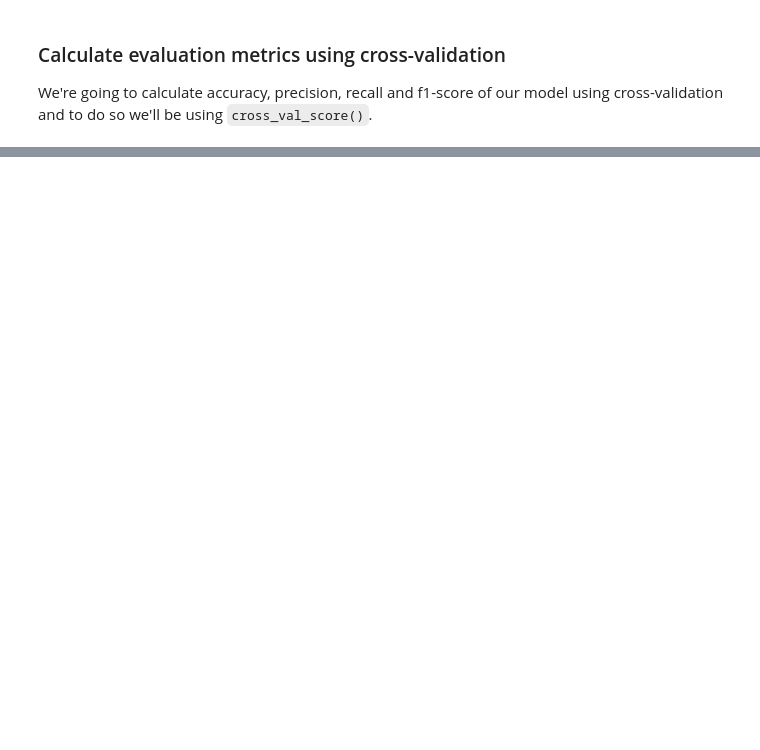
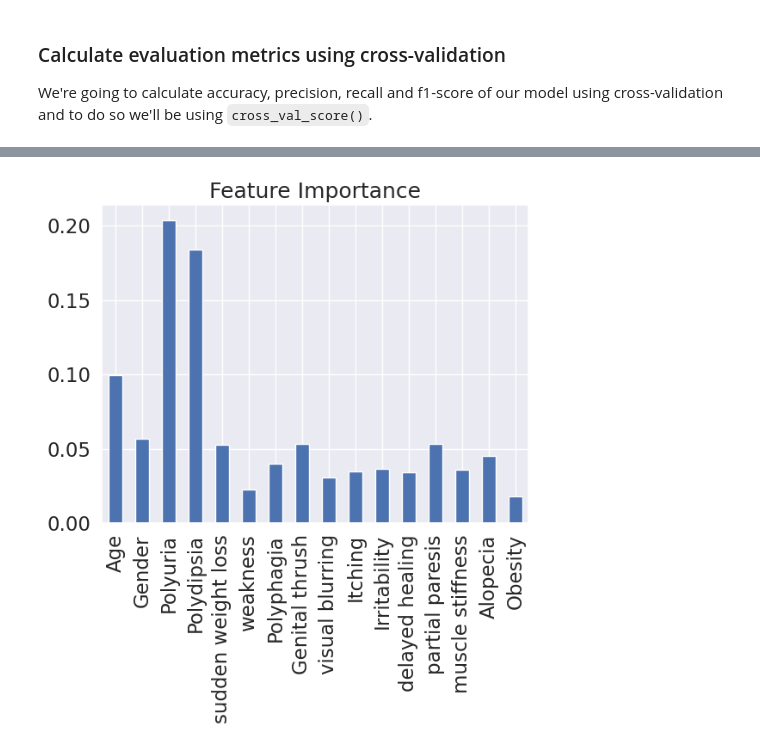
Before and after one commit to wa-le/Early-diabetes-risk-prediction, a Jupyter notebook: early_diabetes_risk_prediction.ipynb, the cells around one changed output, grey strips where cells are left out. Cells and saved outputs as stored; diff of their text form; code cells hidden in the pictures; blank space fills up the shorter version.

```diff
--- a/early_diabetes_risk_prediction.ipynb
+++ b/early_diabetes_risk_prediction.ipynb
@@ -630,0 +671,2 @@ cv_metrics.T.plot.bar(title="Cross-validated classification metrics",
+# %%
+feature_importance = rf.feature_importances_
@@ -630,0 +680,4 @@ cv_metrics.T.plot.bar(title="Cross-validated classification metrics",
+# %%
+# Match features to columns
+features_dict = dict(zip(df_diabetes2.columns, list(feature_importance)))
+features_dict
@@ -630,0 +701,6 @@ cv_metrics.T.plot.bar(title="Cross-validated classification metrics",
+# %%
+# Visualize feature importance
+features_df = pd.DataFrame(features_dict, index=[0])
+features_df.T.plot.bar(title="Feature Importance", legend=False);
+# %% [output]
+[figure, added]
```
Also changed, not shown: parts of 51 cells of this notebook.
